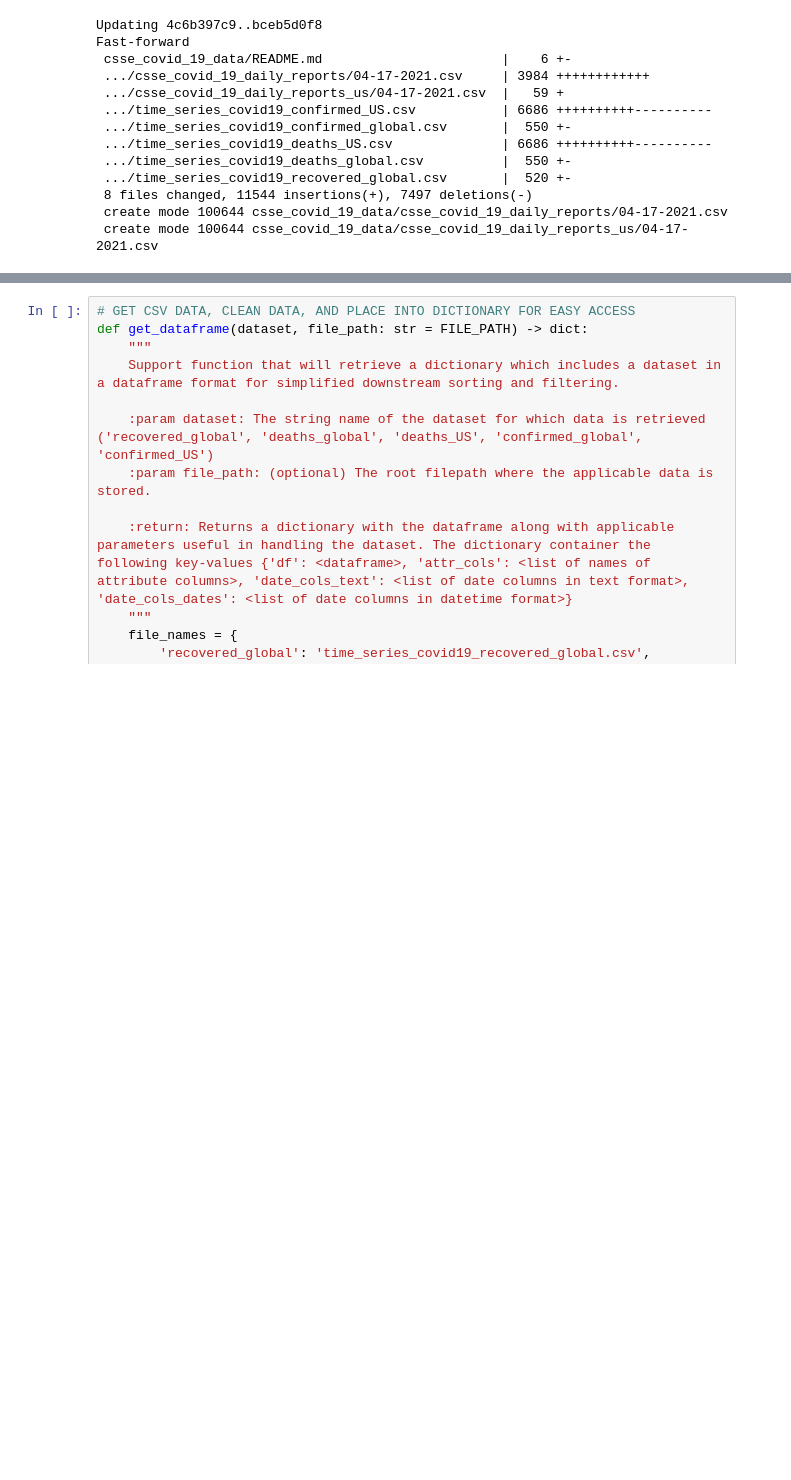
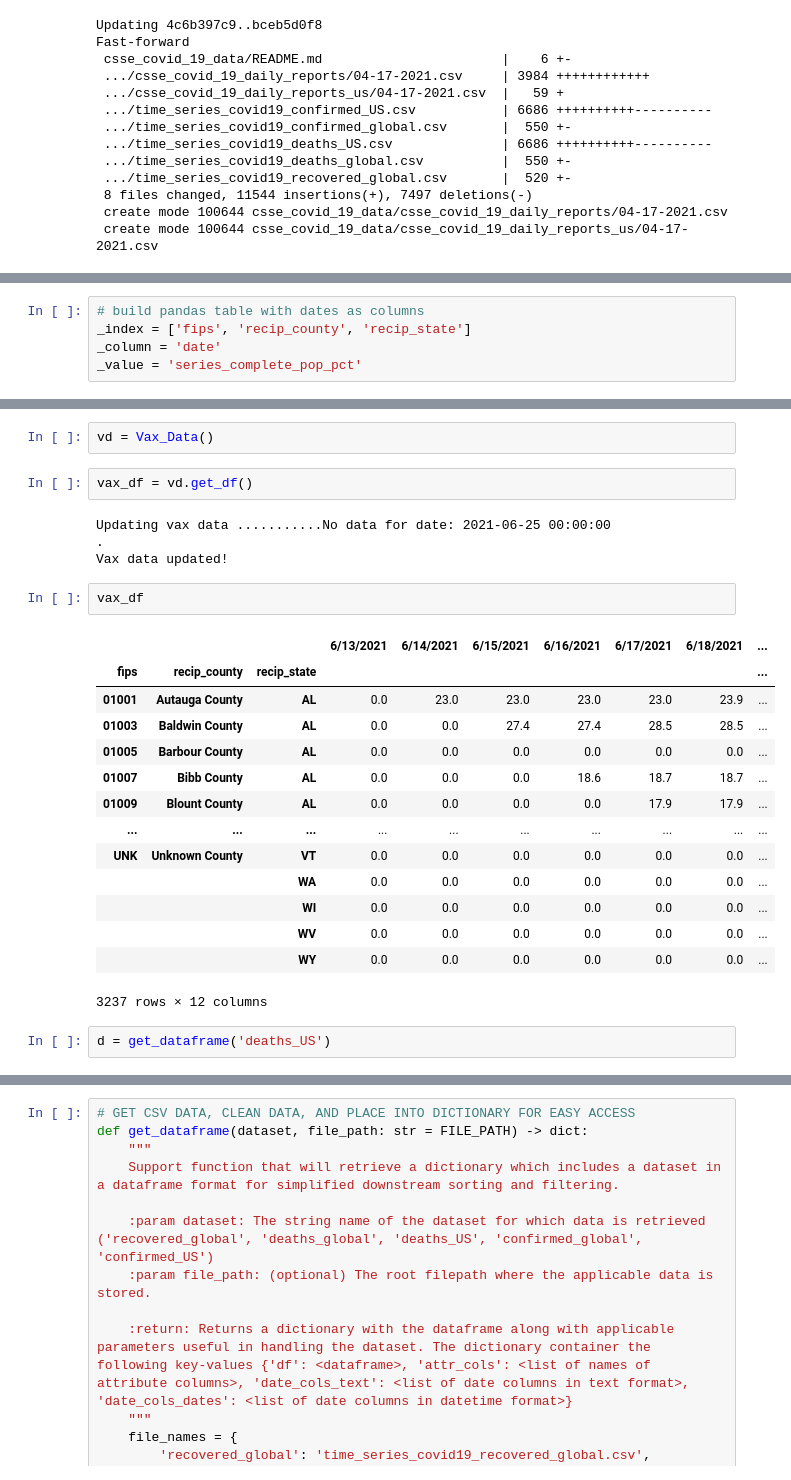
Before and after one commit to mcdomx/marks-covid-tracker, a Jupyter notebook: tracker/notebooks/tracker_notebook.ipynb, the cells around one changed output, grey strips where cells are left out. Saved outputs shown, nothing was run; the diff lists cells and outputs as text; blank space fills up the shorter version.

```diff
--- a/tracker/notebooks/tracker_notebook.ipynb
+++ b/tracker/notebooks/tracker_notebook.ipynb
@@ -144,0 +154,5 @@ Fast-forward
+# %%
+# build pandas table with dates as columns
+_index = ['fips', 'recip_county', 'recip_state']
+_column = 'date'
+_value = 'series_complete_pop_pct'
@@ -144,0 +290,27 @@ Fast-forward
+# %%
+vd = Vax_Data()
+# %%
+vax_df = vd.get_df()
+# %% [output]
+Updating vax data ...........No data for date: 2021-06-25 00:00:00
+.
+Vax data updated!
+# %%
+vax_df
+# %% [output]
+|  |  |  | 6/13/2021 | 6/14/2021 | 6/15/2021 | 6/16/2021 | 6/17/2021 | 6/18/2021 | ... |
+| fips | recip_county | recip_state |  |  |  |  |  |  | ... |
+| 01001 | Autauga County | AL | 0.0 | 23.0 | 23.0 | 23.0 | 23.0 | 23.9 | ... |
+| 01003 | Baldwin County | AL | 0.0 | 0.0 | 27.4 | 27.4 | 28.5 | 28.5 | ... |
+| 01005 | Barbour County | AL | 0.0 | 0.0 | 0.0 | 0.0 | 0.0 | 0.0 | ... |
+| 01007 | Bibb County | AL | 0.0 | 0.0 | 0.0 | 18.6 | 18.7 | 18.7 | ... |
+| 01009 | Blount County | AL | 0.0 | 0.0 | 0.0 | 0.0 | 17.9 | 17.9 | ... |
+| ... | ... | ... | ... | ... | ... | ... | ... | ... | ... |
+| UNK | Unknown County | VT | 0.0 | 0.0 | 0.0 | 0.0 | 0.0 | 0.0 | ... |
+|  |  | WA | 0.0 | 0.0 | 0.0 | 0.0 | 0.0 | 0.0 | ... |
+|  |  | WI | 0.0 | 0.0 | 0.0 | 0.0 | 0.0 | 0.0 | ... |
+|  |  | WV | 0.0 | 0.0 | 0.0 | 0.0 | 0.0 | 0.0 | ... |
+|  |  | WY | 0.0 | 0.0 | 0.0 | 0.0 | 0.0 | 0.0 | ... |
+3237 rows × 12 columns
+# %%
+d = get_dataframe('deaths_US')
```
Also changed, not shown: parts of 9 cells of this notebook, 3 other files.
